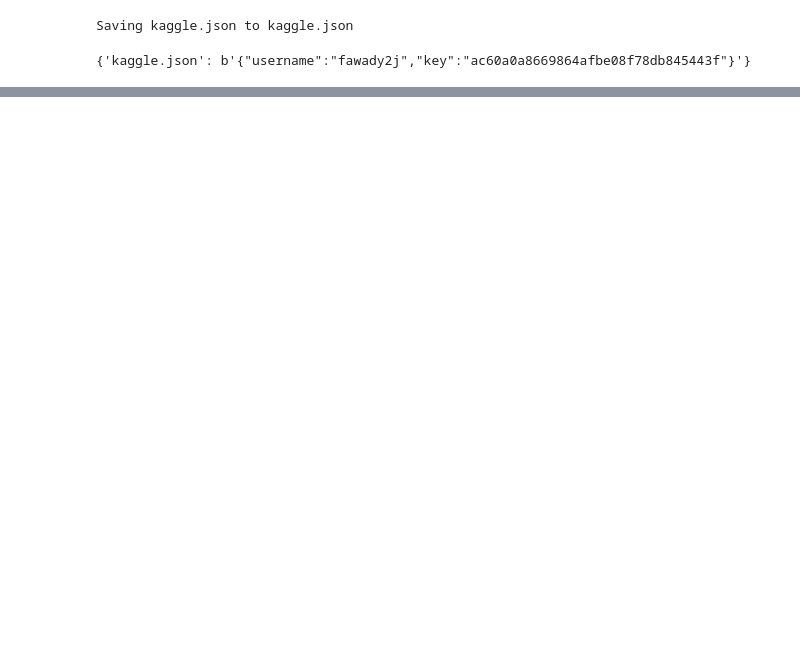
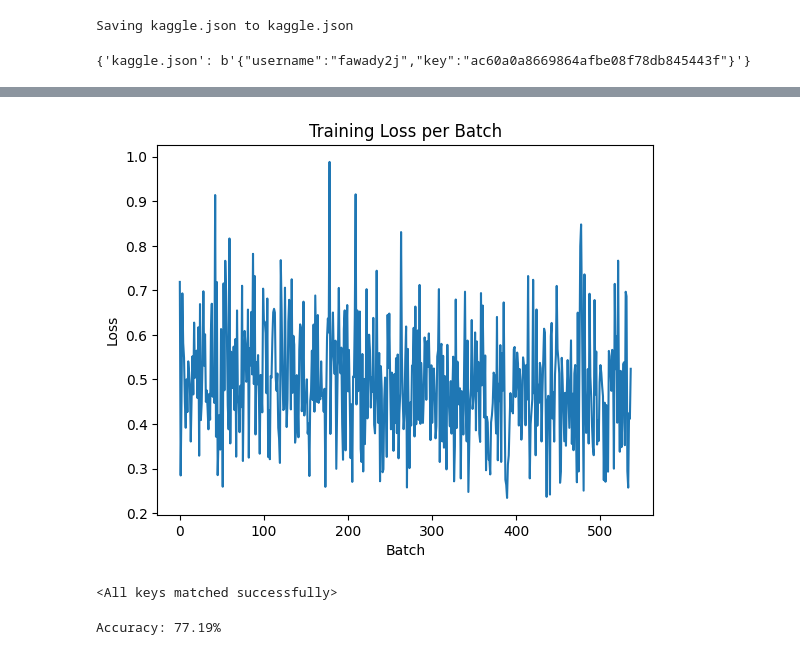
Before and after one commit to itsyoru/tumor_classification, a Jupyter notebook: TumorClassification.ipynb, the cells around one changed output, grey strips where cells are left out. Saved outputs shown, nothing was run; the diff lists cells and outputs as text; code cells hidden in the pictures; blank space fills up the shorter version.

Commit message:
improved accuracy + reduced loss, plotted confusion matrix

```diff
--- a/TumorClassification.ipynb
+++ b/TumorClassification.ipynb
@@ -121,0 +234,35 @@ Testing dataset size: 1311
+# %%
+optimizer = optim.SGD(model.parameters(), lr=0.0001, momentum=0.9, weight_decay=0.0001)
+# %%
+batch_losses = []
+
+for epoch in range(3):
+    print(f'Training epoch {epoch}...')
+
+    running_loss = 0.0
+    for i, data in enumerate(train_loader):
+        inputs, labels = data
+
+        optimizer.zero_grad()
+
+        outputs = model(inputs)
+
+        loss = loss_function(outputs, labels)
+        loss.backward()
+        optimizer.step()
+
+        running_loss += loss.item()
+
+        batch_losses.append(loss.item())
+
+        if i % 10 == 0:
+            print(f'Batch {i+1}/{len(train_loader)}, Loss: {loss.item():.4f}')
+
+    print(f'Epoch {epoch+1} Loss: {running_loss / len(train_loader):.4f}')
+
+plt.plot(batch_losses)
+plt.xlabel('Batch')
+plt.ylabel('Loss')
+plt.title('Training Loss per Batch')
+plt.show()
+# %% [output]
@@ -121,0 +286 @@ Testing dataset size: 1311
+[figure, added]
@@ -121,0 +289,22 @@ Testing dataset size: 1311
+# %%
+model = BrainTumorCNN()
+model.load_state_dict(torch.load('trained_net.path'))
+# %% [output]
+<All keys matched successfully>
+# %%
+correct, total = 0, 0
+
+model.eval()
+
+with torch.no_grad():
+  for data in test_loader:
+    images, labels = data
+    outputs = model(images)
+    _, predicted = torch.max(outputs, 1)
+    total += labels.size(0)
+    correct += (predicted == labels).sum().item()
+
+accuracy = 100 * correct / total
+print(f'Accuracy: {accuracy:.2f}%')
+# %% [output]
+Accuracy: 77.19%
```
Also changed, not shown: parts of 11 cells of this notebook.
